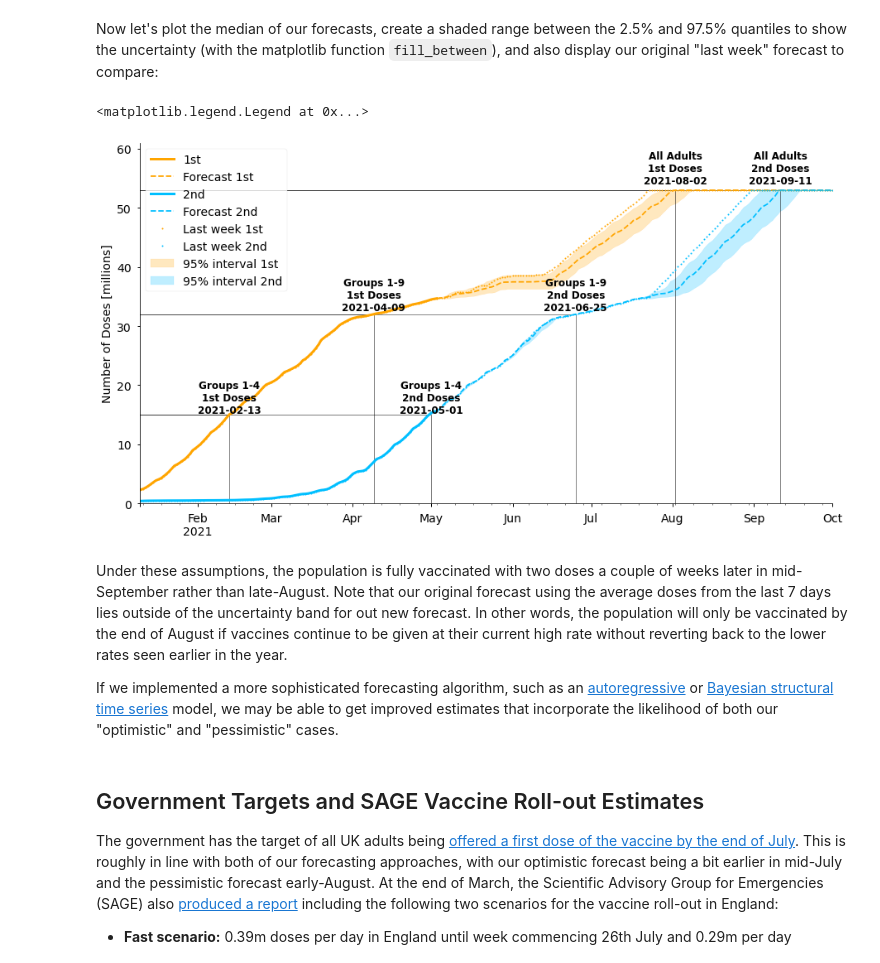
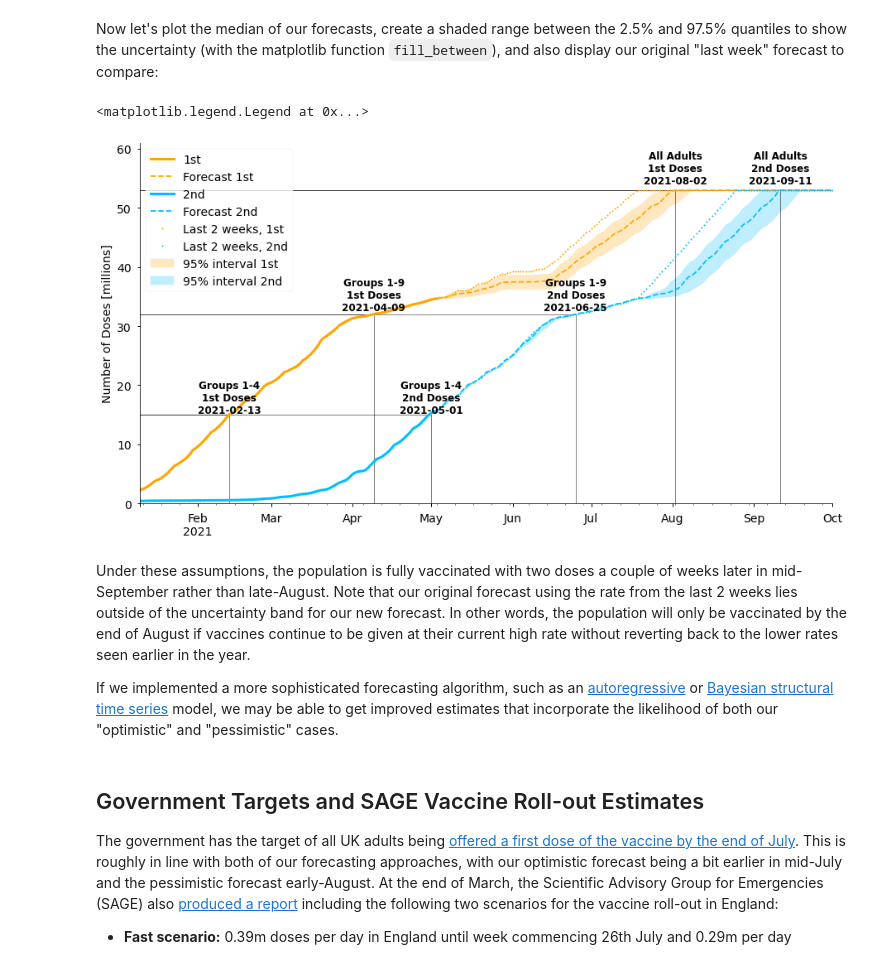
Before and after one commit to alan-turing-institute/TuringDataStories, a Jupyter notebook: stories/covid-vax/covid_vax.ipynb, the cells around one changed output. Saved outputs shown, nothing was run; the diff lists cells and outputs as text; code cells hidden in the pictures.

Commit message:
change first forecast to last 2 weeks

```diff
--- a/stories/covid-vax/covid_vax.ipynb
+++ b/stories/covid-vax/covid_vax.ipynb
@@ -548,8 +548,9 @@ Given these circumstances it's possible future vaccine supply in the UK could be
 # %%
-mean_doses_this_week = df["newTot"].tail(7).mean()
+n_days = 14
+mean_doses_this_week = df["newTot"].tail(n_days).mean()
 print(
     "Between",
-    df.index[-7].date(),
+    df.index[-n_days].date(),
     "and",
     df.index[-1].date(),
     f"there was a mean of {mean_doses_this_week:.2f}",
@@ -703,37 +704,37 @@ plot_cumulative_doses(
         }
     ),
     forecast_date=last_data,
     figsize=(15, 8),
 )
 
 q_start = 0.025
 q_end = 0.975
 alpha = 0.25
 for col in ["cumFirst", "cumSecond"]:
     # add shaded region between q_start and q_end quantiles
     plt.fill_between(
         q_forecasts[col].loc[q_start].index,
         q_forecasts[col].loc[q_start],
         q_forecasts[col].loc[q_end],
         color=col_format[col]["color"],
         alpha=alpha,
         label=f"95% interval {col_format[col]['label']}",
     )
     # also show previous (last week average) forecast, to compare
     df_forecast[col].plot(
         linestyle="None",
         marker=".",
         markersize=4,
         color=col_format[col]["color"],
-        label=f"Last week {col_format[col]['label']}",
+        label=f"Last 2 weeks, {col_format[col]['label']}",
     )
 
 plt.legend()
 # %% [output]
 <matplotlib.legend.Legend at 0x...>
-[figure, old version]
+[figure, new version]
 # %% [markdown]
-Under these assumptions, the population is fully vaccinated with two doses a couple of weeks later in mid-September rather than late-August. Note that our original forecast using the average doses from the last 7 days lies outside of the uncertainty band for out new forecast. In other words, the population will only be vaccinated by the end of August if vaccines continue to be given at their current high rate without reverting back to the lower rates seen earlier in the year.
+Under these assumptions, the population is fully vaccinated with two doses a couple of weeks later in mid-September rather than late-August. Note that our original forecast using the rate from the last 2 weeks lies outside of the uncertainty band for our new forecast. In other words, the population will only be vaccinated by the end of August if vaccines continue to be given at their current high rate without reverting back to the lower rates seen earlier in the year.
 
 If we implemented a more sophisticated forecasting algorithm, such as an [autoregressive](https://en.wikipedia.org/wiki/Autoregressive_model) or [Bayesian structural time series](https://minimizeregret.com/post/2020/06/07/rediscovering-bayesian-structural-time-series/) model, we may be able to get improved estimates that incorporate the likelihood of both our "optimistic" and "pessimistic" cases.
 # %% [markdown]
```
Also changed, not shown: parts of 9 cells of this notebook.
